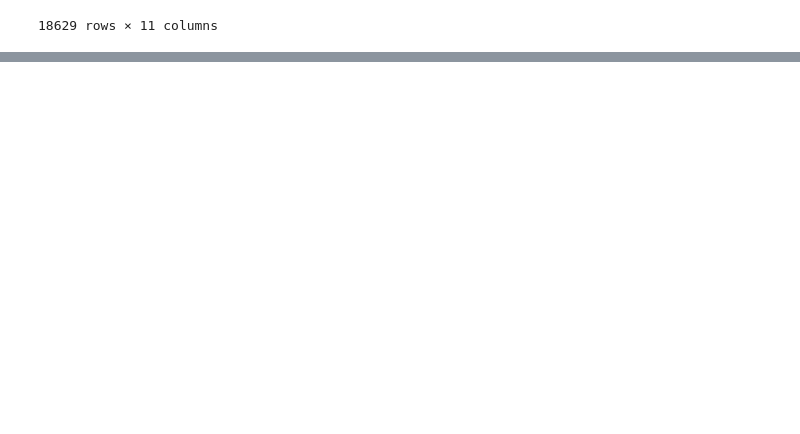
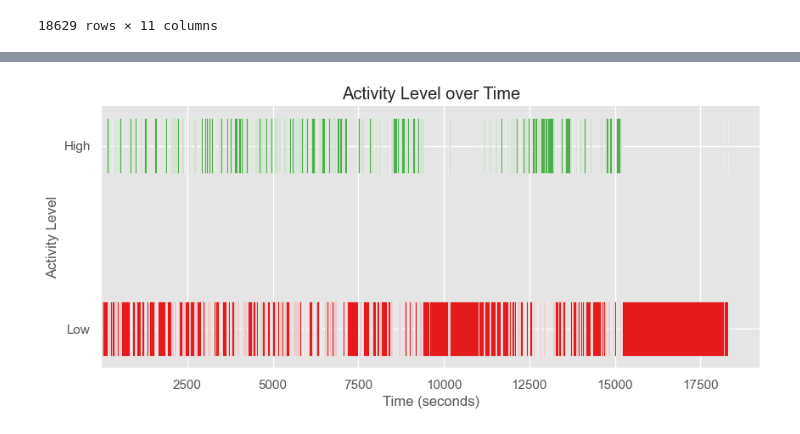
Before and after one commit to vishalkanteppa/ML4QS, a Jupyter notebook: assignment.ipynb, the cells around one changed output, grey strips where cells are left out. Cells and saved outputs as stored; diff of their text form; code cells hidden in the pictures; blank space fills up the shorter version.

```diff
--- a/assignment.ipynb
+++ b/assignment.ipynb
@@ -192,0 +196,13 @@ plt.show()
+# %%
+averages_20 = averages[0]
+
+# min_value = min(averages_20)
+# max_value = max(averages_20)
+# threshold_low = min_value + (max_value - min_value) * 0.33
+threshold_high = np.float64(15.0)
+threshold_low = np.float64(11)
+
+# df['activity_level'] = np.where(averages_20 > threshold_high, 'High',
+#                                 np.where(averages_20 > threshold_low, 'Medium', 'Low'))
+
+df['activity_level'] = np.where(averages_20 > threshold_low, 'High', 'Low')
@@ -192,0 +216,33 @@ plt.show()
+# %%
+time_interval = 0.25
+time_values = np.arange(0, len(df) * time_interval, time_interval)
+activity_levels = df['activity_level']
+
+unique_levels = activity_levels.unique()
+colors = ['blue', 'orange', 'green']
+colors = sns.color_palette("Set1")
+
+fig, ax = plt.subplots(figsize=(10, 4))
+sns.despine(fig=fig, ax=ax, left=True)
+
+leftstart = 1
+for i in range(1, len(activity_levels)):
+    if activity_levels[i] != activity_levels[i-1]:
+        if activity_levels[i-1] == 'Low':
+            ax.barh([0], [i+1-leftstart], height=0.03, color=colors[0], left=leftstart)
+        elif activity_levels[i-1] == 'Medium':
+            ax.barh([0.3], [i+1-leftstart], height=0.03, color=colors[1], left=leftstart)
+        elif activity_levels[i-1] == 'High':
+            ax.barh([0.1], [i+1-leftstart], height=0.03, color=colors[2], left=leftstart)
+        leftstart = i
+
+ax.set_yticks([0, 0.1])
+ax.set_yticklabels(unique_levels)
+
+ax.set_xlabel('Time (seconds)')
+ax.set_ylabel('Activity Level')
+ax.set_title('Activity Level over Time')
+
+plt.show()
+# %% [output]
+[figure, added]
```
Also changed, not shown: parts of 5 cells of this notebook, 1 other file.
